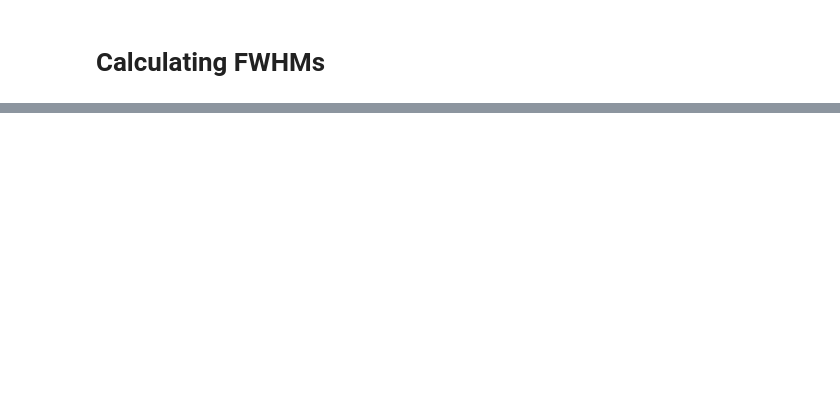
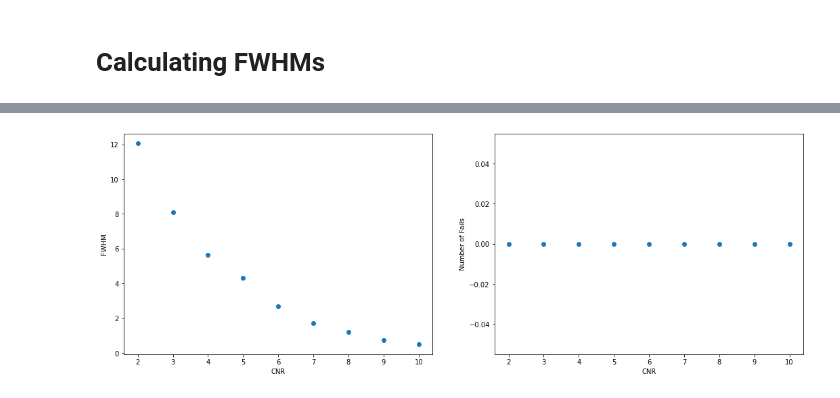
Before and after one commit to jkbg/DiffusionMRI, a Jupyter notebook: full_width_half_maximum.ipynb, the cells around one changed output, grey strips where cells are left out. Cells and saved outputs as stored; diff of their text form; code cells hidden in the pictures; blank space fills up the shorter version.

```diff
--- a/full_width_half_maximum.ipynb
+++ b/full_width_half_maximum.ipynb
@@ -134,8 +170,8 @@ Adam has converged at step 7175.
 # %% [markdown]
 # Calculating FWHMs
 # %%
-def logistic_function(x, alpha, beta, gamma, c):
-    return alpha / (1. + np.exp((x - beta) / gamma)) + c
+def logistic_function(x, alpha, beta, gamma):
+    return alpha / (1. + np.exp((x - beta) / gamma))
 
 
 def logistic_sum(x, a1, a2, a3, b1, b2, b3, g1, g2, g3, c):
@@ -148,6 +184,10 @@ def logistic_sum(x, a1, a2, a3, b1, b2, b3, g1, g2, g3, c):
     out += c
     return out
 
+def logistic_func_with_c(x, alpha, beta, gamma, c):
+    return alpha / (1. + np.exp((x - beta) / gamma)) + c
+
+
 def calculate_vertical_profile(image):
     columns = np.mean(image, axis=0)
     return columns
@@ -213,0 +267,17 @@ error: Result from function call is not a proper array of floats.
+# %%
+splitted_fwhms = np.split(np.array(fwhms), len(cnr_range))
+splitted_fails = np.split(np.array(fails), len(cnr_range))
+fwhms_per_cnr = np.mean(splitted_fwhms, axis=1)
+fails_per_cnr = np.mean(splitted_fails, axis=1)
+
+figure, axes = plt.subplots(1, 2, figsize=(18, 6))
+
+axes[0].plot(cnr_range, fwhms_per_cnr, 'o')
+axes[0].set_xlabel('CNR')
+axes[0].set_ylabel('FWHM')
+axes[1].plot(cnr_range, fails_per_cnr, 'o')
+axes[1].set_xlabel('CNR')
+axes[1].set_ylabel('Number of Fails')
+plt.show()
+# %% [output]
+[figure, added]
```
Also changed, not shown: parts of 10 cells of this notebook.
